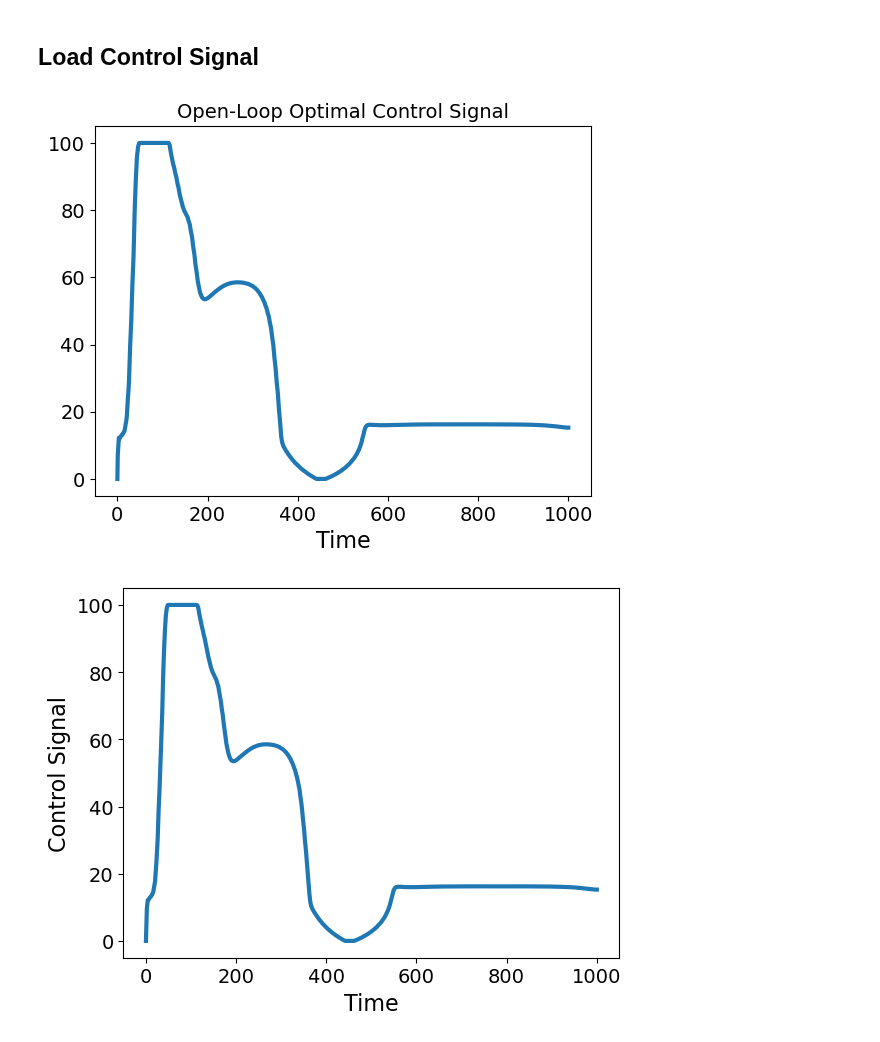
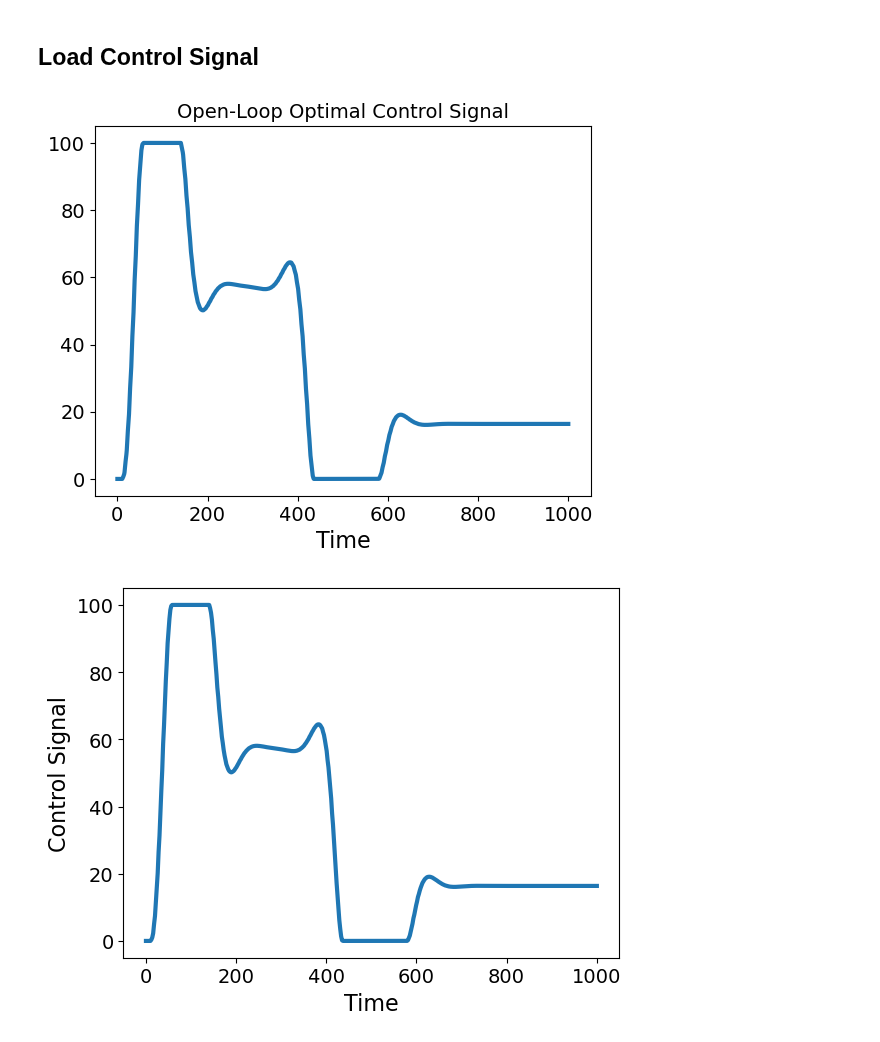
Before and after one commit to jakekrell/FoKL-GPy, a Jupyter notebook: examples/pyomo_tclab/tclab_experiment_validation.ipynb, the cells around one changed output. Cells and saved outputs as stored; diff of their text form; code cells hidden in the pictures.

```diff
--- a/examples/pyomo_tclab/tclab_experiment_validation.ipynb
+++ b/examples/pyomo_tclab/tclab_experiment_validation.ipynb
@@ -35,15 +35,15 @@ plt.rc('lines', linewidth=3)
 # %%
 import pandas as pd
 
 # input_data = pd.read_csv('./data/u_via_GP_of_resid_with_du_penalty.csv')
-input_data = pd.read_csv('./data/solution_averageDraws_0o5du1.csv')
+input_data = pd.read_csv('./data/solution_benchmark_0o5du1.csv')
 
 input_data.head()
 
 input_data.plot(x='Time', y='Q1', title='Open-Loop Optimal Control Signal', legend=False)
 plt.show()
 # %% [output]
-[figure, old version]
+[figure, new version]
 # %%
 import numpy as np
 
@@ -57,7 +57,7 @@ plt.xlabel('Time')
 plt.ylabel('Control Signal')
 plt.show()
 # %% [output]
-[figure, old version]
+[figure, new version]
 # %%
 from tclab import TCLab, clock, Historian, Plotter
 
```
Also changed, not shown: parts of 3 cells of this notebook, 2 other files.
